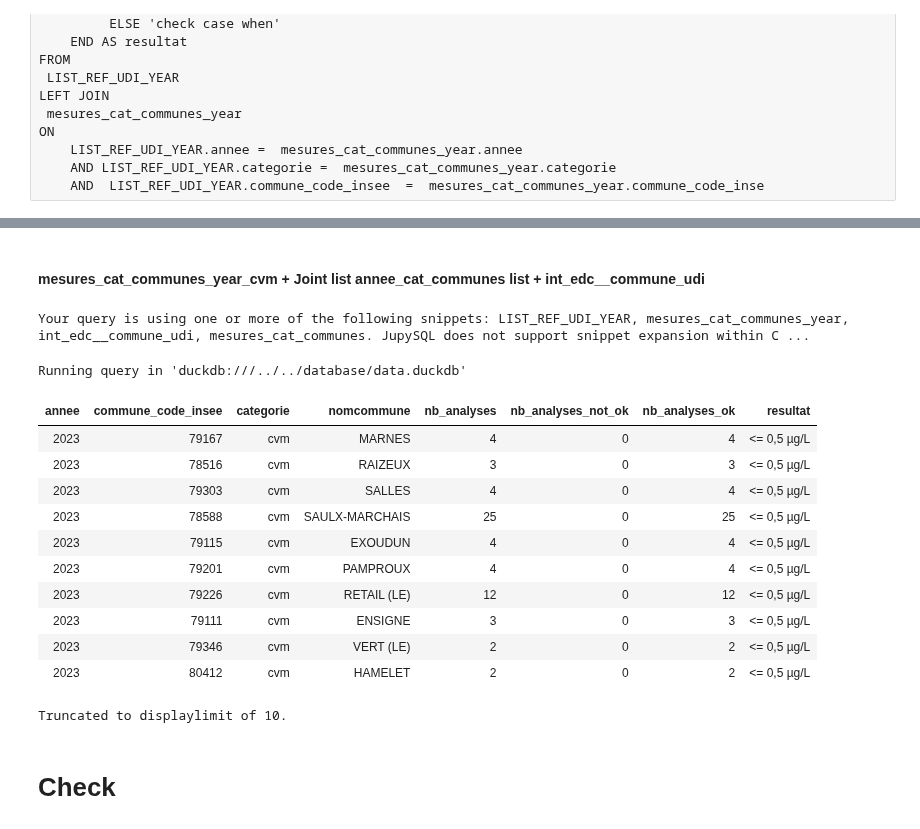
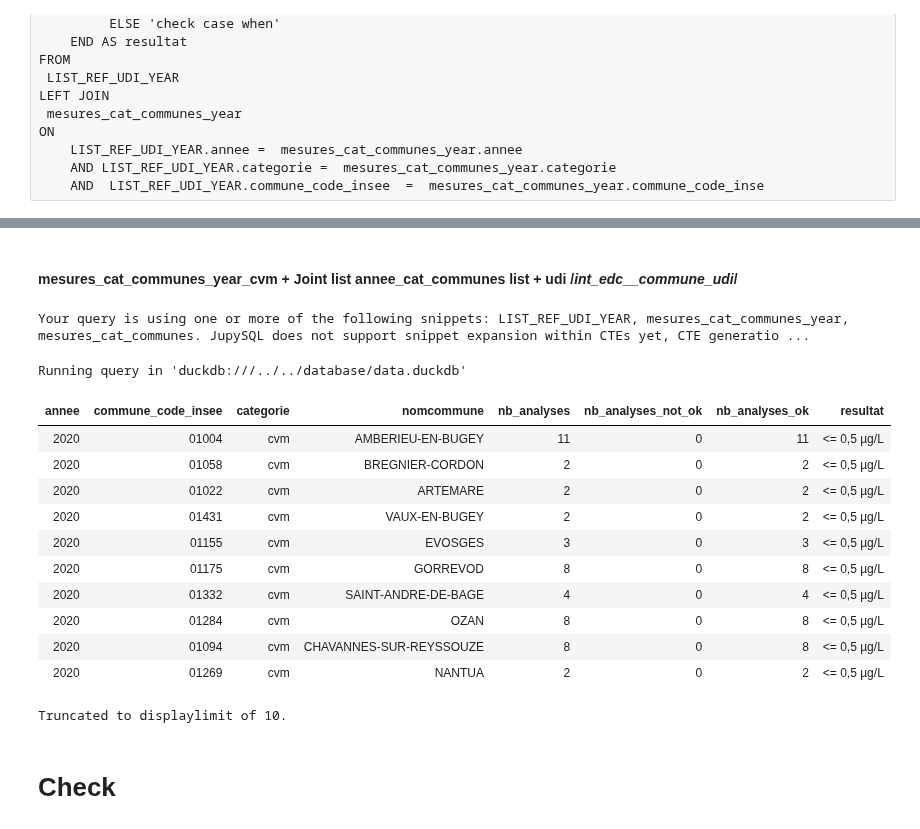
Before and after one commit to dataforgoodfr/13_pollution_eau, a Jupyter notebook: analytics/notebooks/cvm_calcul_conformite_par_commune-MAJ.ipynb, the cells around one changed output, grey strips where cells are left out. Saved outputs shown, nothing was run; the diff lists cells and outputs as text; code cells hidden in the pictures.

```diff
--- a/analytics/notebooks/cvm_calcul_conformite_par_commune-MAJ.ipynb
+++ b/analytics/notebooks/cvm_calcul_conformite_par_commune-MAJ.ipynb
@@ -647,6 +793,6 @@ Running query in 'duckdb:///../../database/data.duckdb'
 Truncated to displaylimit of 10.
 # %% [markdown]
-#### mesures_cat_communes_year_cvm + Joint list annee_cat_communes list + int_edc__commune_udi
+#### mesures_cat_communes_year_cvm + Joint list annee_cat_communes list + udi /*int_edc__commune_udi*/
 # %%
 %%sql --save mesures_cat_communes_year_cvm_with_cog
 WITH
@@ -671,7 +817,7 @@ udi AS (
         cdreseau,
         de_partition
 ),
-
+/*
 cog AS (
     SELECT
       DEP AS code_departement,
@@ -692,7 +838,7 @@ int_edc__commune_udi AS (
       cog
     ON
       udi.commune_code_insee = cog.commune_code_insee
-),
+),*/
 /* END int_edc__commune_udi */
 
 
@@ -817,48 +963,49 @@ mesures_cat AS (
     )
 
 SELECT
     LIST_REF_UDI_YEAR.annee,
     LIST_REF_UDI_YEAR.commune_code_insee,
     LIST_REF_UDI_YEAR.categorie,
-    int_edc__commune_udi.nomcommune,
+    udi.nomcommune,
     coalesce(nb_analyses,0) AS nb_analyses,
     coalesce(nb_analyses_not_ok,0) AS nb_analyses_not_ok ,
     coalesce(nb_analyses_ok,0) AS nb_analyses_ok,
     CASE WHEN coalesce(nb_analyses,0) = 0 THEN 'Pas recherché'
          WHEN coalesce(nb_analyses,0) > 0  AND coalesce(nb_analyses_ok,0) = 0 THEN 'jamais quantifié'
          WHEN coalesce(nb_analyses,0) > 0  AND coalesce(nb_analyses_not_ok,0) > 1 THEN '> 0,5 µg/L'
          WHEN coalesce(nb_analyses,0) > 0  AND coalesce(nb_analyses_ok,0) > 0 THEN '<= 0,5 µg/L'
          ELSE 'check case when'
     END AS resultat
 FROM
  LIST_REF_UDI_YEAR
 LEFT JOIN
  mesures_cat_communes_year
 ON
     LIST_REF_UDI_YEAR.annee =  mesures_cat_communes_year.annee
     AND LIST_REF_UDI_YEAR.categorie =  mesures_cat_communes_year.categorie
     AND  LIST_REF_UDI_YEAR.commune_code_insee  =  mesures_cat_communes_year.commune_code_insee
 LEFT JOIN
- int_edc__commune_udi
+ udi
 ON
-    mesures_cat_communes_year.annee =  int_edc__commune_udi.year
-    AND  mesures_cat_communes_year.commune_code_insee  =  int_edc__commune_udi.commune_code_insee
+    mesures_cat_communes_year.annee =  udi.year
+    AND  mesures_cat_communes_year.commune_code_insee  =  udi.commune_code_insee
+   /* AND  mesures_cat_communes_year.cdreseau  =  udi.cdreseau    */
 WHERE
  LIST_REF_UDI_YEAR.categorie = 'cvm'
 # %% [output]
-Your query is using one or more of the following snippets: LIST_REF_UDI_YEAR, mesures_cat_communes_year, int_edc__commune_udi, mesures_cat_communes. JupySQL does not support snippet expansion within C ...
+Your query is using one or more of the following snippets: LIST_REF_UDI_YEAR, mesures_cat_communes_year, mesures_cat_communes. JupySQL does not support snippet expansion within CTEs yet, CTE generatio ...
 Running query in 'duckdb:///../../database/data.duckdb'
 | annee | commune_code_insee | categorie | nomcommune | nb_analyses | nb_analyses_not_ok | nb_analyses_ok | resultat |
-| 2023 | 79167 | cvm | MARNES | 4 | 0 | 4 | <= 0,5 µg/L |
-| 2023 | 78516 | cvm | RAIZEUX | 3 | 0 | 3 | <= 0,5 µg/L |
-| 2023 | 79303 | cvm | SALLES | 4 | 0 | 4 | <= 0,5 µg/L |
-| 2023 | 78588 | cvm | SAULX-MARCHAIS | 25 | 0 | 25 | <= 0,5 µg/L |
-| 2023 | 79115 | cvm | EXOUDUN | 4 | 0 | 4 | <= 0,5 µg/L |
-| 2023 | 79201 | cvm | PAMPROUX | 4 | 0 | 4 | <= 0,5 µg/L |
-| 2023 | 79226 | cvm | RETAIL (LE) | 12 | 0 | 12 | <= 0,5 µg/L |
-| 2023 | 79111 | cvm | ENSIGNE | 3 | 0 | 3 | <= 0,5 µg/L |
-| 2023 | 79346 | cvm | VERT (LE) | 2 | 0 | 2 | <= 0,5 µg/L |
-| 2023 | 80412 | cvm | HAMELET | 2 | 0 | 2 | <= 0,5 µg/L |
+| 2020 | 01004 | cvm | AMBERIEU-EN-BUGEY | 11 | 0 | 11 | <= 0,5 µg/L |
+| 2020 | 01058 | cvm | BREGNIER-CORDON | 2 | 0 | 2 | <= 0,5 µg/L |
+| 2020 | 01022 | cvm | ARTEMARE | 2 | 0 | 2 | <= 0,5 µg/L |
+| 2020 | 01431 | cvm | VAUX-EN-BUGEY | 2 | 0 | 2 | <= 0,5 µg/L |
+| 2020 | 01155 | cvm | EVOSGES | 3 | 0 | 3 | <= 0,5 µg/L |
+| 2020 | 01175 | cvm | GORREVOD | 8 | 0 | 8 | <= 0,5 µg/L |
+| 2020 | 01332 | cvm | SAINT-ANDRE-DE-BAGE | 4 | 0 | 4 | <= 0,5 µg/L |
+| 2020 | 01284 | cvm | OZAN | 8 | 0 | 8 | <= 0,5 µg/L |
+| 2020 | 01094 | cvm | CHAVANNES-SUR-REYSSOUZE | 8 | 0 | 8 | <= 0,5 µg/L |
+| 2020 | 01269 | cvm | NANTUA | 2 | 0 | 2 | <= 0,5 µg/L |
 Truncated to displaylimit of 10.
 # %% [markdown]
 # Check
```
Also changed, not shown: parts of 19 cells of this notebook.
